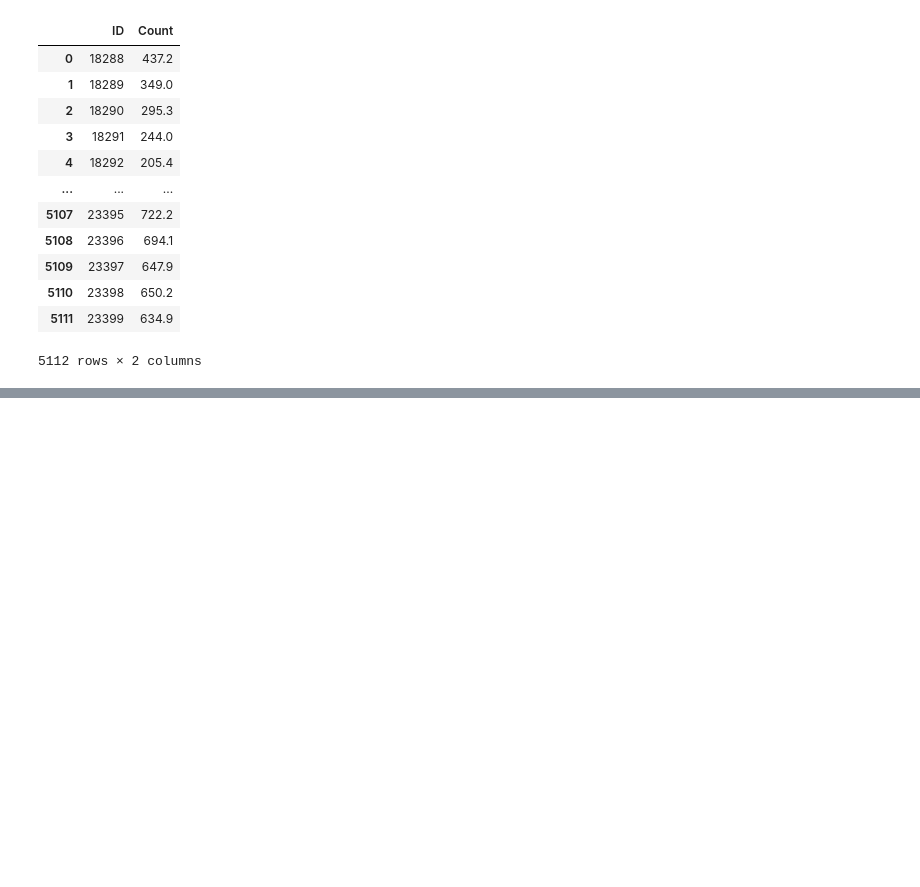
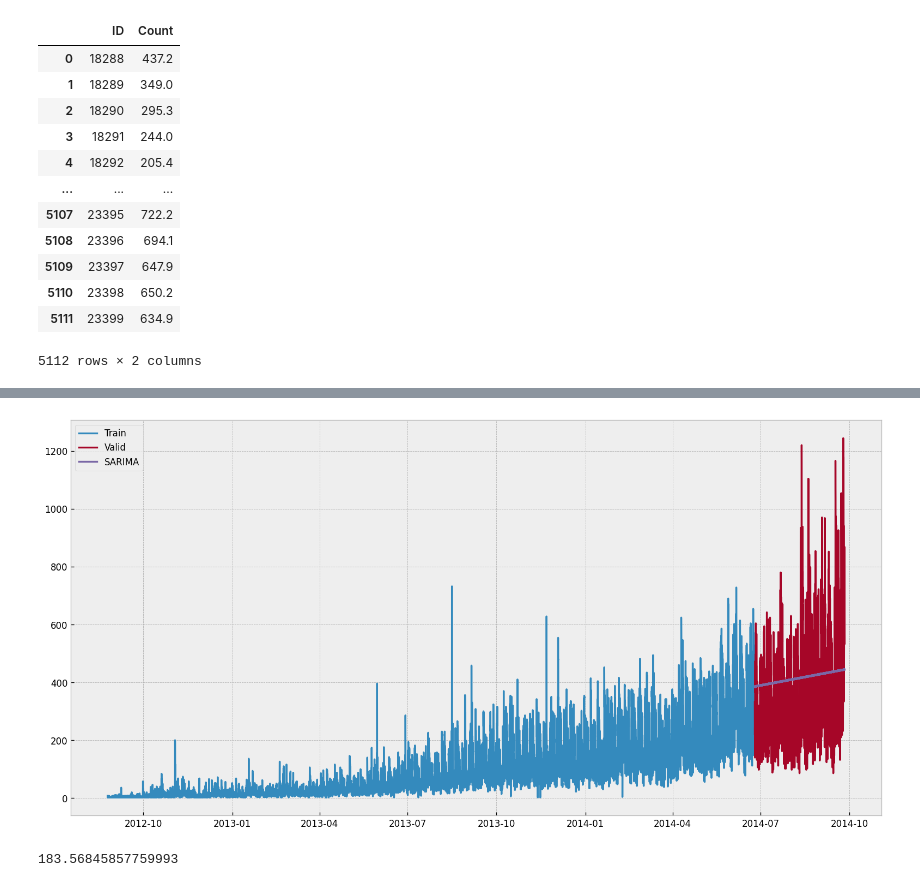
Before and after one commit to Pachinchin/Timeseries-Forecasting, a Jupyter notebook: Time_series.ipynb, the cells around one changed output, grey strips where cells are left out. Drawn from its saved outputs; the diff is of its cells as text; code cells hidden in the pictures; blank space fills up the shorter version.

```diff
--- a/Time_series.ipynb
+++ b/Time_series.ipynb
@@ -421,0 +527,3 @@ pd.DataFrame(submission, columns =['ID','Count']).to_csv('submission.csv', index
+# %%
+y_hat_avg = valid.copy()
+fit3 = sm.tsa.statespace.SARIMAX(Train.Count, order=(2,1,4), seasonal_order=(0,1,1,7)).fit()
@@ -421,0 +565,16 @@ pd.DataFrame(submission, columns =['ID','Count']).to_csv('submission.csv', index
+# %%
+#visualize the model
+y_hat_avg['SARIMA'] =fit3.predict(start='2014-06-25', end ='2014-09-26', dynamic =True)
+plt.figure(figsize=(16,8))
+plt.plot(Train['Count'], label='Train')
+plt.plot(valid['Count'], label='Valid')
+plt.plot(y_hat_avg['SARIMA'], label='SARIMA')
+plt.legend(loc='best')
+plt.show()
+# %% [output]
+[figure, added]
+# %%
+rms =sqrt(mse(valid.Count, y_hat_avg.SARIMA))
+print(rms)
+# %% [output]
+183.56845857759993
```
Also changed, not shown: parts of 24 cells of this notebook, 1 other file.
